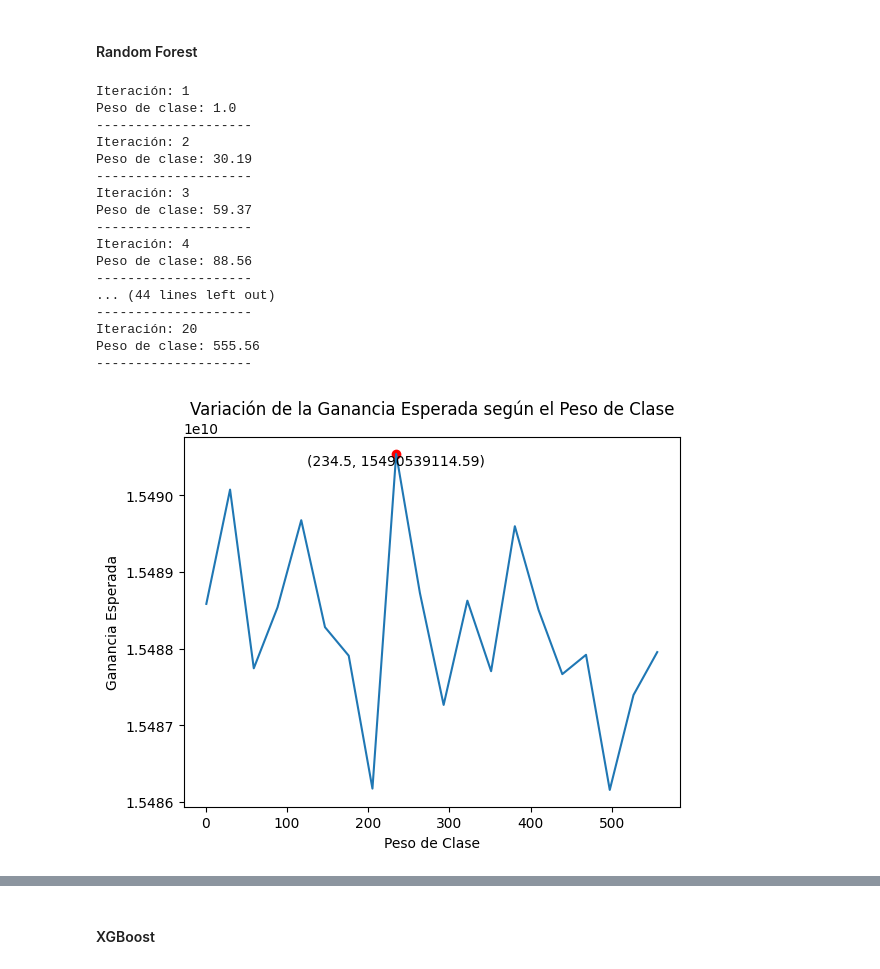
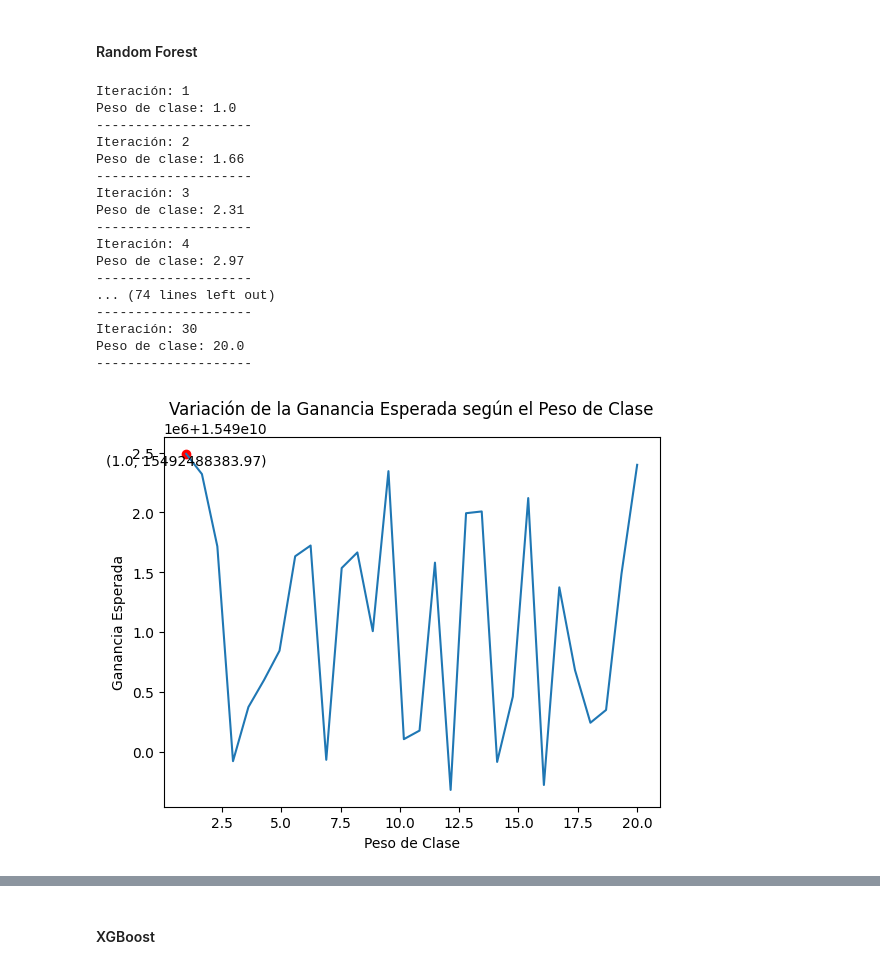
Before and after one commit to raczki/AMq1_TP, a Jupyter notebook: TP_Raczkowski.ipynb, the cells around one changed output, grey strips where cells are left out. Drawn from its saved outputs; the diff is of its cells as text; code cells hidden in the pictures.

```diff
--- a/TP_Raczkowski.ipynb
+++ b/TP_Raczkowski.ipynb
@@ -349,7 +349,7 @@ Peso de clase: 10.0
 Pruebo usando pesos menores para la clase mayoritaria
 # %%
 # Definir los diferentes pesos para ajustar el equilibrio de clases
-weights = np.linspace(1, 2, 50)
+weights = np.linspace(1, 2, 30)
 weights = np.round(weights, decimals=2)
 profits = []
 precision_scores = []
@@ -735,8 +726,8 @@ def evaluar(y_test, y_train, y_pred, y_pred_is):
     plt.title('Matriz de confusion - test data')
     plt.show()
 # %%
-model = xgb.XGBClassifier(random_state=42, scale_pos_weight=11.52)
-model.fit(X_train_sc, y_train)
+rf_model = RandomForestClassifier(n_estimators=100, random_state=42, class_weight={0: 1, 1: 67.66})
+rf_model.fit(X_train_sc, y_train)
 y_pred = model.predict(X_test_sc)
 y_pred_is = model.predict(X_train_sc)
 
@@ -1007,9 +906,9 @@ Peso de clase: 2.0
 #### Random Forest
 # %%
 # Definir los diferentes pesos para ajustar el equilibrio de clases
-desbalance = 1/0.0018
-weights = np.linspace(1, desbalance, 20)
-# weights = np.linspace(1, 10, 20)
+# desbalance = 1/0.0018
+# weights = np.linspace(1, desbalance, 20)
+weights = np.linspace(1, 20, 30)
 weights = np.round(weights, decimals=2)
 profits = []
 precision_scores = []
@@ -1063,37 +962,37 @@ plt.plot(weights, profits)
 plt.scatter(weights[max_index], profits[max_index], color='red', marker='o')
 plt.xlabel('Peso de Clase')
 plt.ylabel('Ganancia Esperada')
 plt.title('Variación de la Ganancia Esperada según el Peso de Clase')
 plt.annotate(f'({weights[max_index]}, {profits[max_index]:.2f})', xy=(weights[max_index], profits[max_index]),
              xytext=(weights[max_index], profits[max_index]-50),
              ha='center', va='top')
 plt.show()
 
 # Gráfico de métricas
 plt.plot(weights, precision_scores, label='Precision')
 plt.plot(weights, recall_scores, label='Recall')
 plt.plot(weights, f1_scores, label='F1-score')
 plt.xlabel('Peso de Clase')
 plt.ylabel('Valor de la Métrica')
 plt.title('Métricas de Evaluación para cada Peso de Clase')
 plt.legend()
 plt.show()
 # %% [output]
 Iteración: 1
 Peso de clase: 1.0
 --------------------
 Iteración: 2
-Peso de clase: 30.19
+Peso de clase: 1.66
 --------------------
 Iteración: 3
-Peso de clase: 59.37
+Peso de clase: 2.31
 --------------------
 Iteración: 4
-Peso de clase: 88.56
+Peso de clase: 2.97
 --------------------
-... (44 lines left out)
+... (74 lines left out)
 --------------------
-Iteración: 20
-Peso de clase: 555.56
+Iteración: 30
+Peso de clase: 20.0
 --------------------
-[figure, old version]
+[figure, new version]
```
Also changed, not shown: parts of 27 cells of this notebook.
